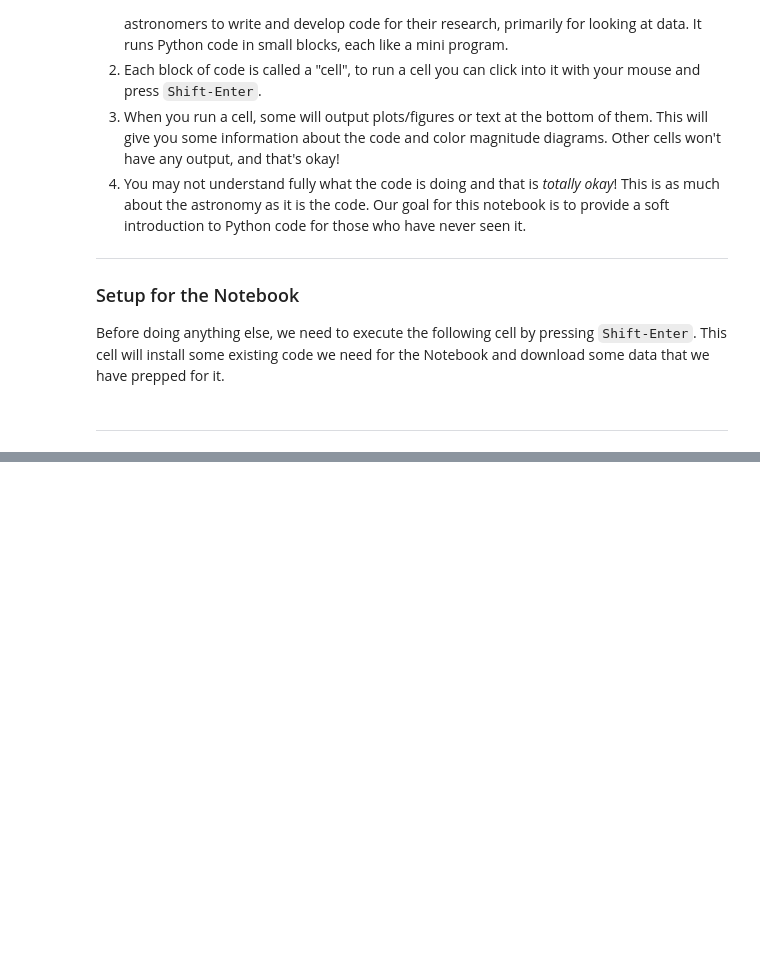
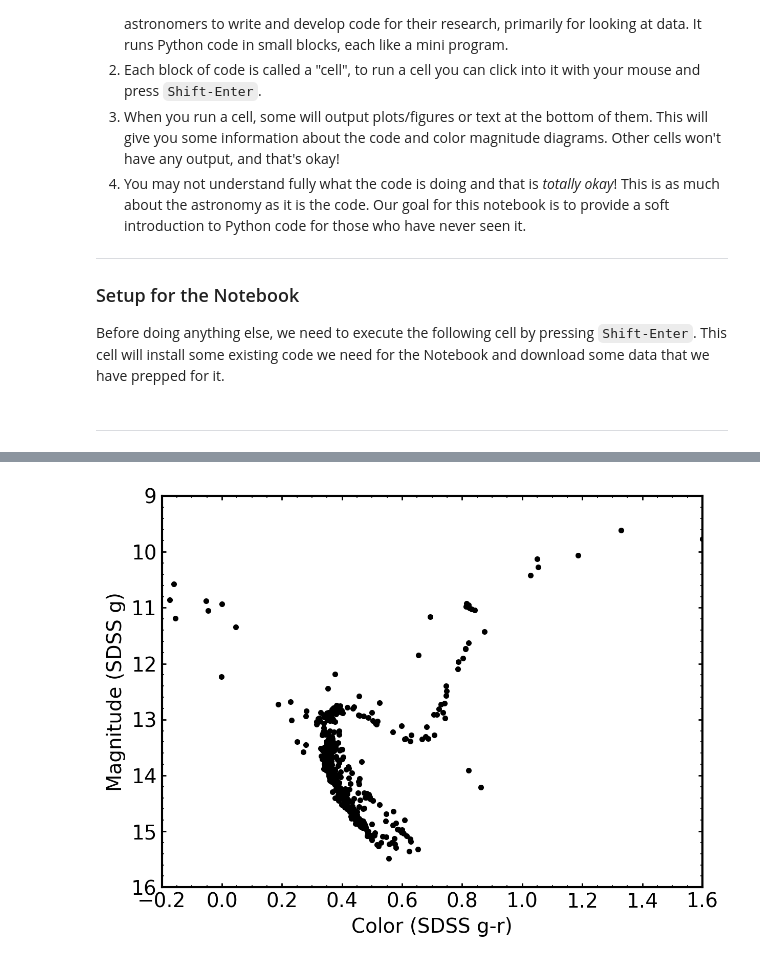
Before and after one commit to noahfranz13/astro-education-nbs, a Jupyter notebook: notebooks/color-magnitude-diagram-activity.ipynb, the cells around one changed output, grey strips where cells are left out. Saved outputs shown, nothing was run; the diff lists cells and outputs as text; code cells hidden in the pictures; blank space fills up the shorter version.

```diff
--- a/notebooks/color-magnitude-diagram-activity.ipynb
+++ b/notebooks/color-magnitude-diagram-activity.ipynb
@@ -166,19 +176,21 @@ A_coordinate = (0.4, 11)
 # %%
 # Define the coordinates here
-A_coordinate = ("X", "Y")
-B_coordinate = ("X", "Y")
-C_coordinate = ("X", "Y")
-D_coordinate = ("X", "Y")
-E_coordinate = ("X", "Y")
+A_position = ("X", "Y")
+B_position = ("X", "Y")
+C_position = ("X", "Y")
+D_position = ("X", "Y")
+E_position = ("X", "Y")
 
 ### CODE TO DISPLAY THE CLUSTER DATA AND COORDINATES
 ### DO NOT CHANGE BELOW THIS LINE
 ax = show_cluster_data()
-write_label(*A_coordinate, "A", ax)
-write_label(*B_coordinate, "B", ax)
-write_label(*C_coordinate, "C", ax)
-write_label(*D_coordinate, "D", ax)
-write_label(*E_coordinate, "E", ax)
+write_label(*A_position, "A", ax)
+write_label(*B_position, "B", ax)
+write_label(*C_position, "C", ax)
+write_label(*D_position, "D", ax)
+write_label(*E_position, "E", ax)
+# %% [output]
+[figure, added]
 # %% [markdown]
 _A special note:_ In the example we have no quotes
 around the numbers in the example coordinates. This is important because these are _numbers_ not _strings_,
```
Also changed, not shown: parts of 24 cells of this notebook, 1 other file.
